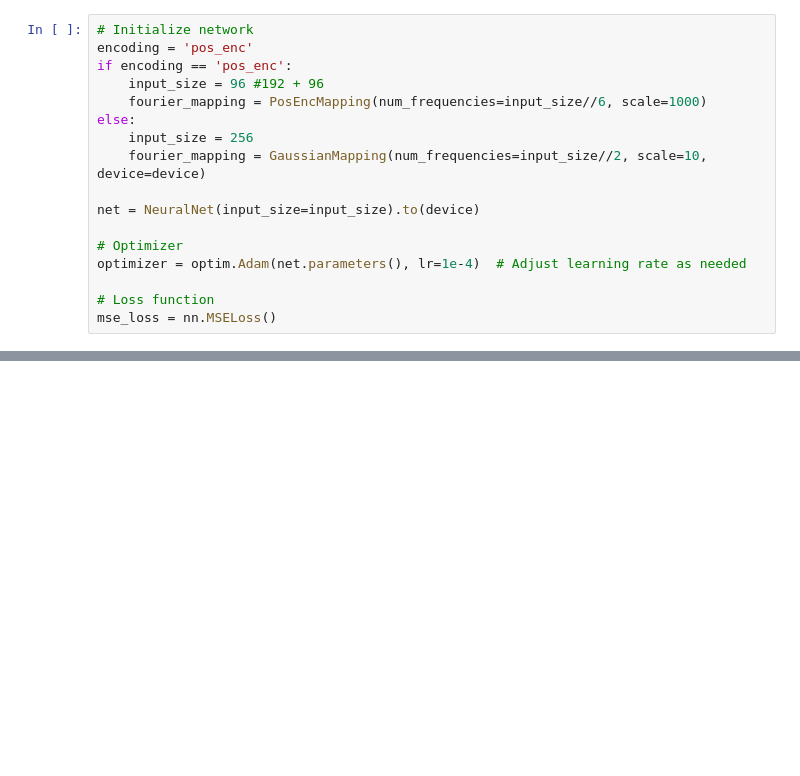
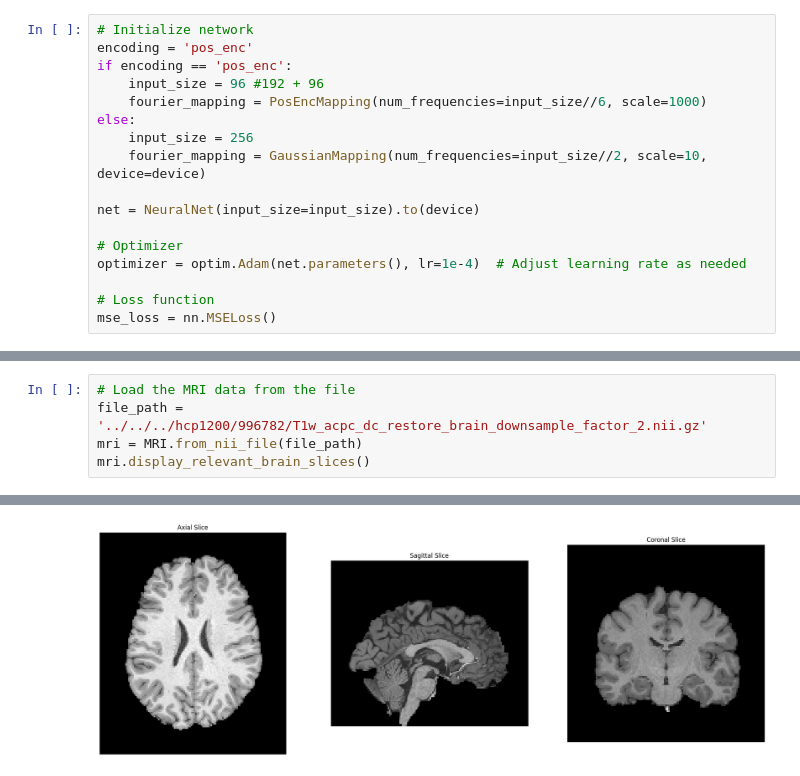
Before and after one commit to florinhegedus/mri_inr, a Jupyter notebook: notebooks/Demo.ipynb, the cells around one changed output, grey strips where cells are left out. Drawn from its saved outputs; the diff is of its cells as text; blank space fills up the shorter version.

```diff
--- a/notebooks/Demo.ipynb
+++ b/notebooks/Demo.ipynb
@@ -182,0 +158,6 @@ axes[2].axis("off")
+# %%
+# Load the MRI data from the file
+file_path = '../../../hcp1200/996782/T1w_acpc_dc_restore_brain_downsample_factor_2.nii.gz'
+mri = MRI.from_nii_file(file_path)
+mri.display_relevant_brain_slices()
+# %% [output]
@@ -182,0 +166 @@ axes[2].axis("off")
+[figure, added]
```
Also changed, not shown: parts of 9 cells of this notebook, 3 other files.
